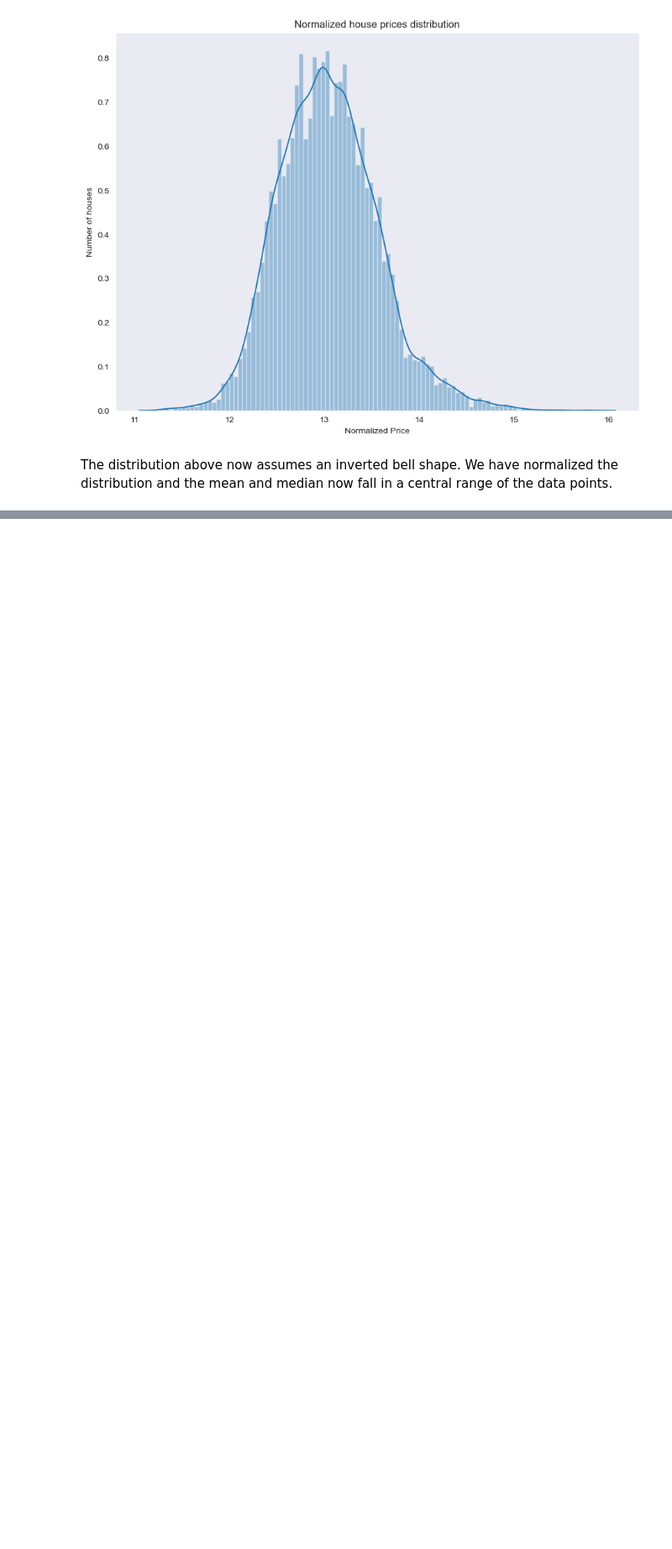
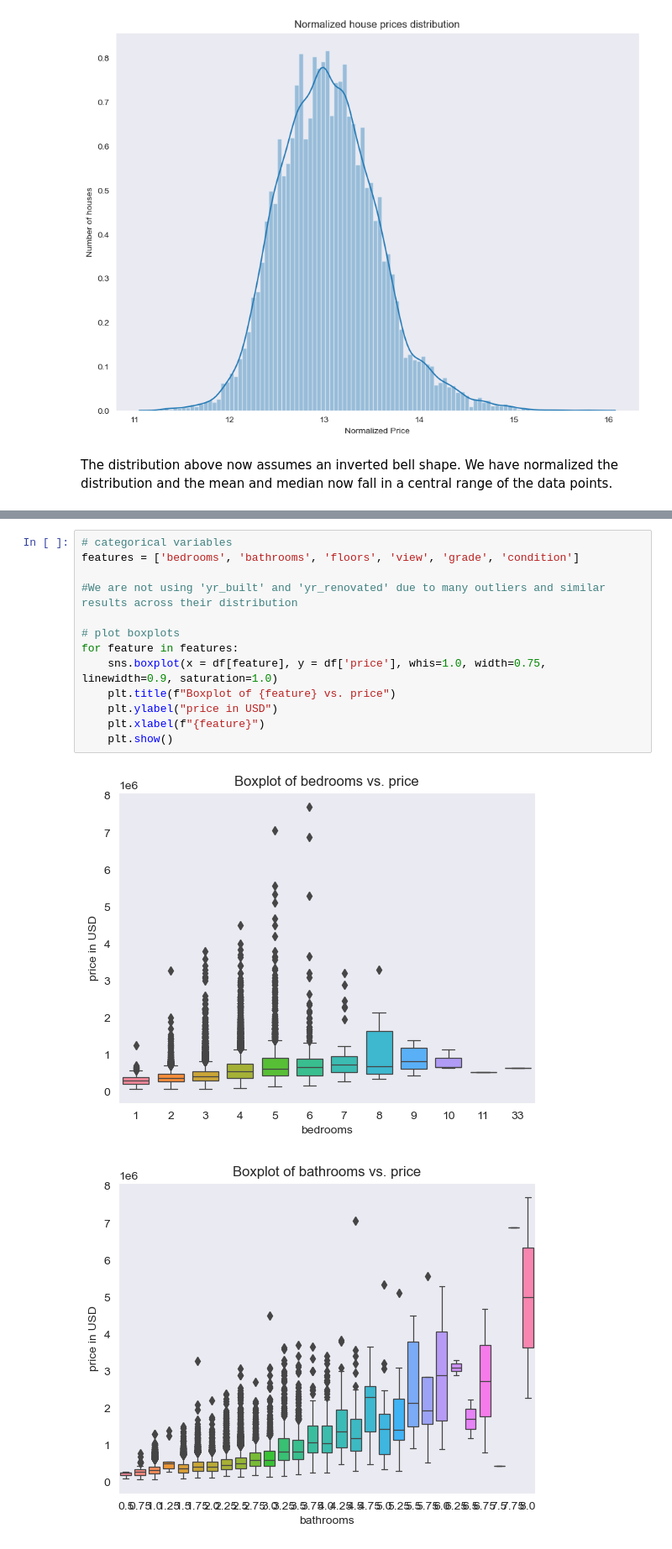
Before and after one commit to paulngatia/Dsc-Phase-2-Project-v2-3, a Jupyter notebook: student.ipynb, the cells around one changed output, grey strips where cells are left out. Shown at 84% size. Drawn from its saved outputs; the diff is of its cells as text; blank space fills up the shorter version.

```diff
--- a/student.ipynb
+++ b/student.ipynb
@@ -458,0 +512,16 @@ The distribution above now assumes an inverted bell shape. We have normalized th
+# %%
+# categorical variables
+features = ['bedrooms', 'bathrooms', 'floors', 'view', 'grade', 'condition']
+
+#We are not using 'yr_built' and 'yr_renovated' due to many outliers and similar results across their distribution
+
+# plot boxplots
+for feature in features:
+    sns.boxplot(x = df[feature], y = df['price'], whis=1.0, width=0.75, linewidth=0.9, saturation=1.0)
+    plt.title(f"Boxplot of {feature} vs. price")
+    plt.ylabel("price in USD")
+    plt.xlabel(f"{feature}")
+    plt.show()
+# %% [output]
+[figure, added]
+[figure, added]
```
Also changed, not shown: parts of 13 cells of this notebook.
